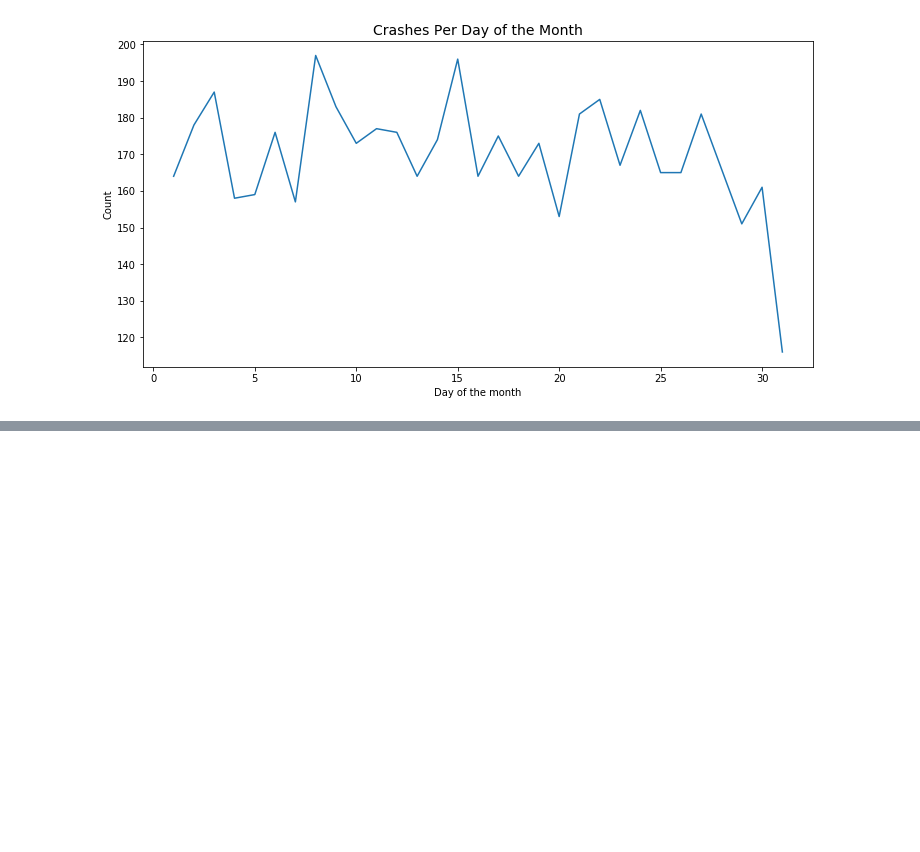
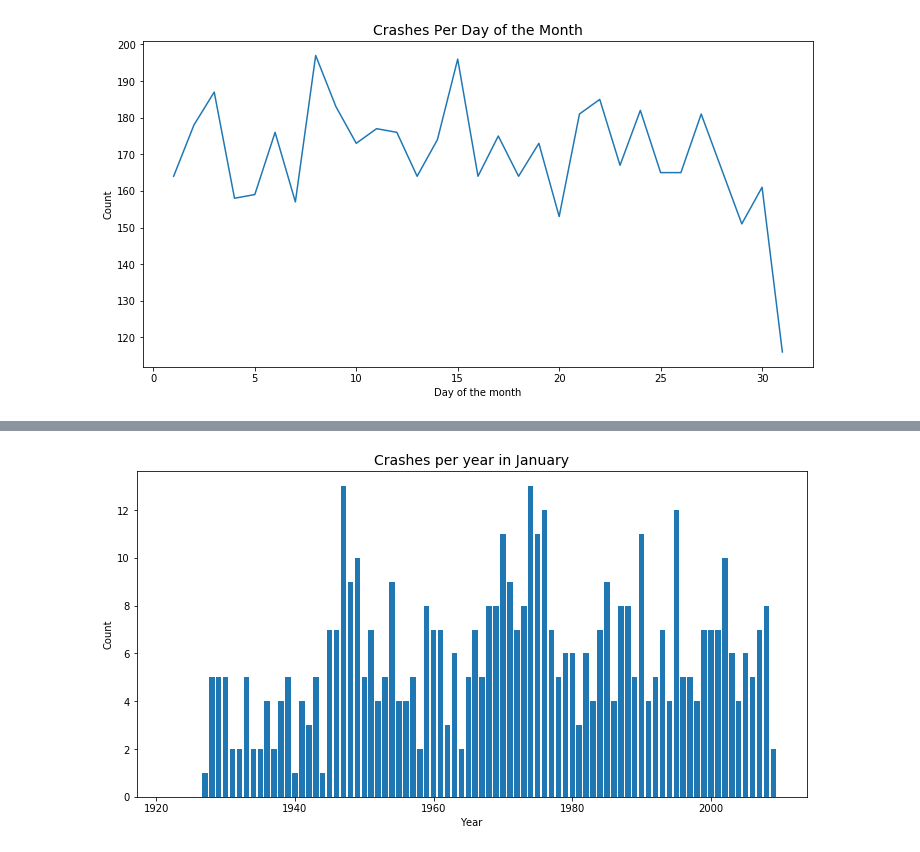
Before and after one commit to GauravTyagi03/PlaneAnalysis, a Jupyter notebook: Plane Crashes.ipynb, the cells around one changed output, grey strips where cells are left out. Saved outputs shown, nothing was run; the diff lists cells and outputs as text; code cells hidden in the pictures; blank space fills up the shorter version.

```diff
--- a/Plane Crashes.ipynb
+++ b/Plane Crashes.ipynb
@@ -86,20 +86,3 @@ plt.show()
 [figure]
 [figure]
 [figure]
-# %%
-#Number of crashes per year for each month
-months_years = np.vstack((months, years, aboard, fatalities)).T
-#months_years = np.sort(months_years,axis = 0)
-month_ind = ["January","February","March","April","May","June","July","August","September","October","November","December"]
-months_years = months_years[months_years[:,0].argsort()][:,:2]
-print(months_years.shape)
-for i in range(1,13):
-    num = np.where(months_years == i)
-    years_ind = months_years[num[0]][:,1]
-
-    plt.figure(figsize=(12,6))
-    plt.plot(np.unique(years_ind), np.bincount(years_ind)[-(len(np.unique(years_ind))):])
-    plt.xlabel("Year", fontsize=10)
-    plt.ylabel('Count', fontsize=10)
-    plt.title("Crashes per year in " + month_ind[i], loc='Center', fontsize=14)
-    plt.show()
@@ -165,32 +90,72 @@ ValueError: cannot convert float NaN to integer
 #Number of crashes per year for each month
 all_items = np.vstack((months, years, fatalities, aboard)).T
 all_items_sorted = all_items[all_items[:,0].argsort()]
+for i in range(5):
+    np.append(all_items_sorted, np.array([0,0,0,0]))
 #months_years = np.sort(months_years,axis = 0)
 month_vals = ["January","February","March","April","May","June","July","August","September","October","November","December"]
 
-l = []
-temp = 0
+total = 0
 for i in range(1,13):
     month_ind = np.where(all_items_sorted[:,0] == i)[0].shape[0]
 
-    arr = all_items_sorted[temp:month_ind]
-    temp = month_ind
-    l.append(arr)
+    arr = all_items_sorted[total:total+month_ind]
+    total += month_ind
 
-#for i in range(1,13):
-i = 1
-curr = l[0] #l[i-1]
-x_val = np.unique(curr[:,1]) #all the years
+    curr = arr
 
-y_val_num_crashes = np.bincount(np.array(curr[:,1].T, dtype = 'int64'))[-len(x_val):]
+    #remove all nans
+    nans = []
+    if i == 4:
+        rr = 377
+    elif i == 5:
+        rr = 369
+    elif i == 6:
+        rr = 385
+    else:
+        rr = 394
+    print(i)
+    for j in range(rr):
+        if np.isnan(curr[j, 2]):
+            curr = np.delete(curr, j , 0)
+        if np.isnan(curr[j, 3]):
+            curr = np.delete(curr, j , 0)
+        if curr[j,3] == np.float(0):
+            curr[j,3] = 99999999
+
+    x_val = np.unique(curr[:,1]) #all the years
+    y_val_num_crashes = np.bincount(np.array(curr[:,1].T, dtype = 'int64'))[-len(x_val):]
+
+    if i == 11:
+        curr[:,2][-15] = 0
+        curr[:,3][-15] = 999999
+    if i == 12:
+        for ii in range(len(curr[:,3])):
+            if np.isnan(curr[:,3][ii]):
+                curr[:,3][ii] = 999999
+        for ii in curr[:,2]:
+            if np.isnan(ii):
+                curr[:,2][ii] = 0
+
+    y_val_num_fatalities = np.bincount(np.array(curr[:,2].T, dtype = 'int64'))
+    y_val_num_aboard = np.bincount(np.array(curr[:,3].T, dtype = 'int64'))
 
 
-a = np.nan_to_num(curr[:,2])
-print(type(a[282]))
-for i in a:
-    if i  == np.nan:
-        print("WOW)")
-#print(a)
+    plt.figure(figsize=(12,6))
+    plt.bar(x_val, y_val_num_crashes)
+    plt.xlabel("Year", fontsize=10)
+    plt.ylabel('Count', fontsize=10)
+    plt.title("Crashes per year in " + month_vals[i-1], loc='Center', fontsize=14)
 
-#y_val_num_fatalities = np.nan_to_num(curr:)
+    plt.figure(figsize=(12,6))
+    plt.bar(curr[:,1], curr[:,2])
+    plt.xlabel("Year", fontsize=10)
+    plt.ylabel('Count', fontsize=10)
+    plt.title("Fatalities per year in " + month_vals[i-1], loc='Center', fontsize=14)
+
+    plt.figure(figsize=(12,6))
+    plt.bar(curr[:,1], np.nan_to_num(curr[:,2] / curr[:,3]))
+    plt.xlabel("Year", fontsize=10)
+    plt.ylabel('Count', fontsize=10)
+    plt.title("Death rate in the month of " + month_vals[i-1], loc='Center', fontsize=14)
 # %% [output]
@@ -197,0 +174 @@ SyntaxError: invalid syntax (<ipython-input-499-e78a300803e2>, line 27)
+[figure, added]
```
Also changed, not shown: parts of 4 cells of this notebook.
